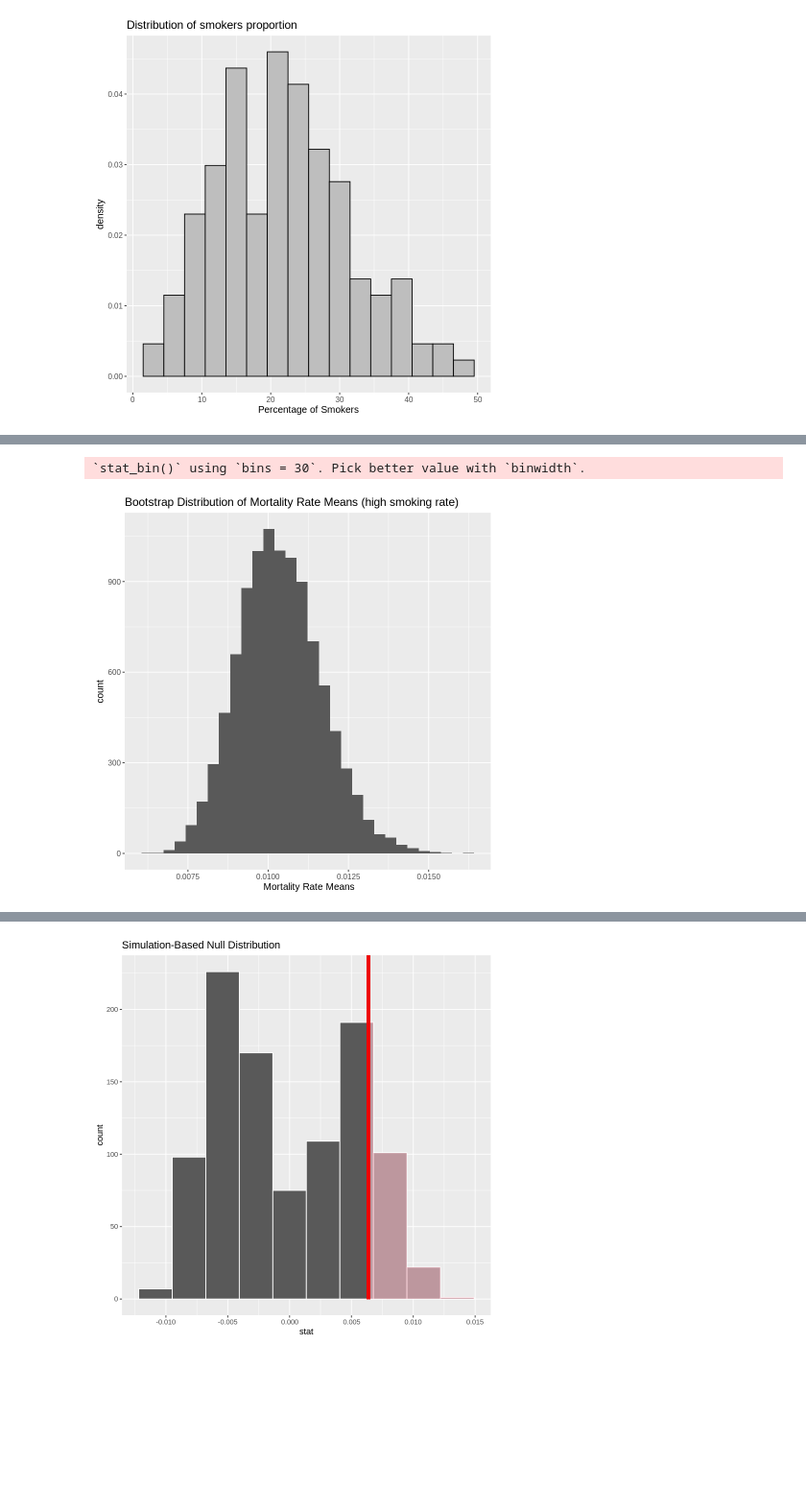
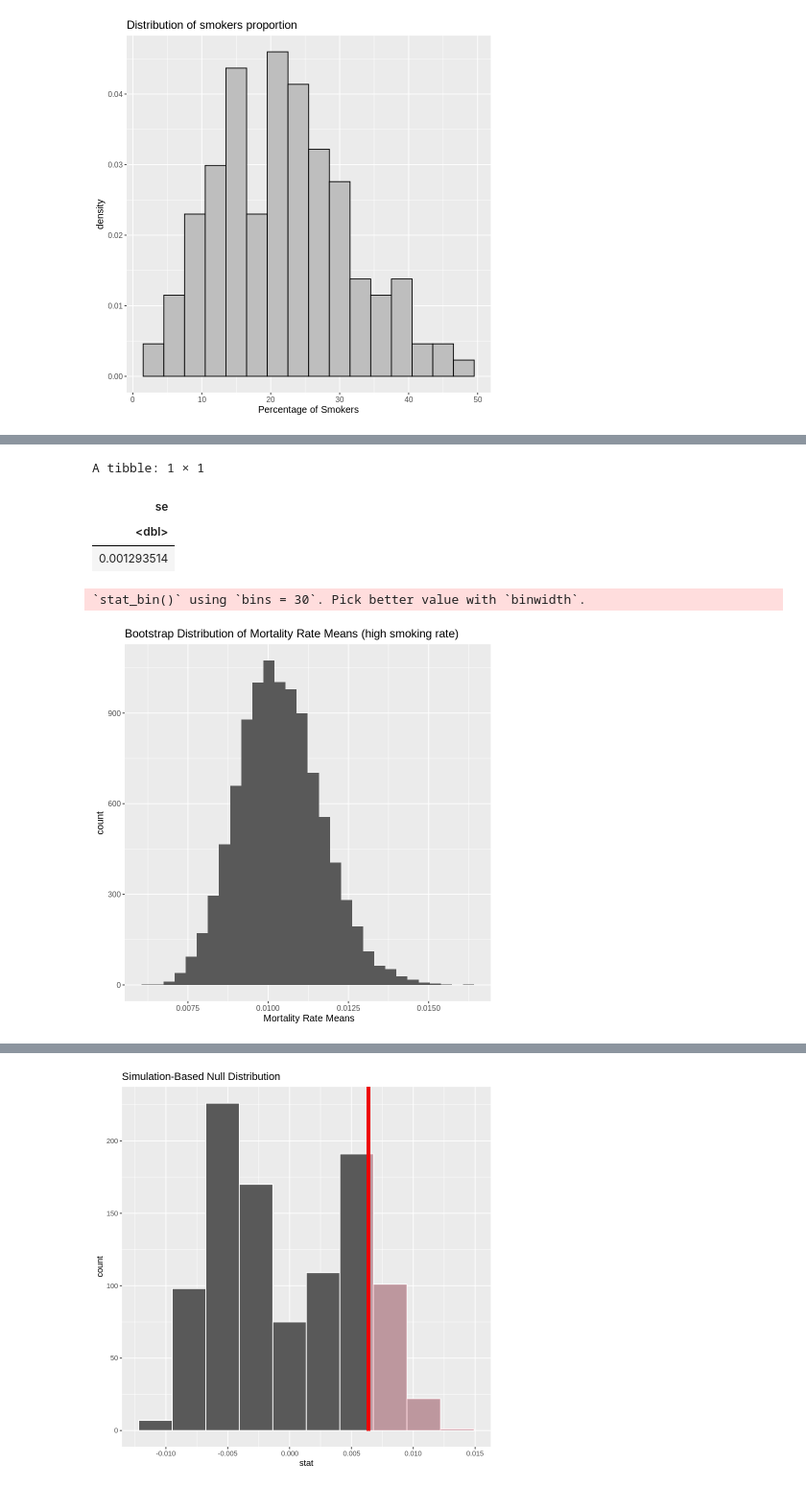
Before and after one commit to RayNguyent/STAT-201-Project, a Jupyter notebook: Proposal.ipynb, the cells around one changed output, grey strips where cells are left out. Shown at 96% size. Drawn from its saved outputs; the diff is of its cells as text; code cells hidden in the pictures; blank space fills up the shorter version.

```diff
--- a/Proposal.ipynb
+++ b/Proposal.ipynb
@@ -82,16 +126,21 @@ A tibble: 6 × 1
 # %%
 set.seed(2022)
-high_smoking_sample<- high_smoking_data %>% rep_sample_n(size = 50, reps = 1, replace = F)
+high_smoking_sample <- high_smoking_data %>% rep_sample_n(size = 50, reps = 1, replace = F)
 high_smoking_bootstrap <- high_smoking_sample %>% specify(response = mortality_rate) %>%
                           generate(reps = 10000, type = "bootstrap") %>%
                           calculate(stat = "mean")
 high_smoking_se <- high_smoking_bootstrap %>% summarise(se = sd(stat))
+high_smoking_se
 high_smoking_data_vis <- high_smoking_bootstrap %>% ggplot(aes(x = stat)) + geom_histogram() +
                         labs(x = " Mortality Rate Means", title = "Bootstrap Distribution of Mortality Rate Means (high smoking rate)") +
                         theme(text = element_text(size = 12))
 high_smoking_data_vis
 # %% [output]
-`stat_bin()` using `bins = 30`. Pick better value with `binwidth`.
+A tibble: 1 × 1
+| se |
+| <dbl> |
+| 0.001293514 |
+`stat_bin()` using `bins = 30`. Pick better value with `binwidth`.
 [figure]
 # %%
 set.seed(2022)
```
Also changed, not shown: parts of 16 cells of this notebook.
